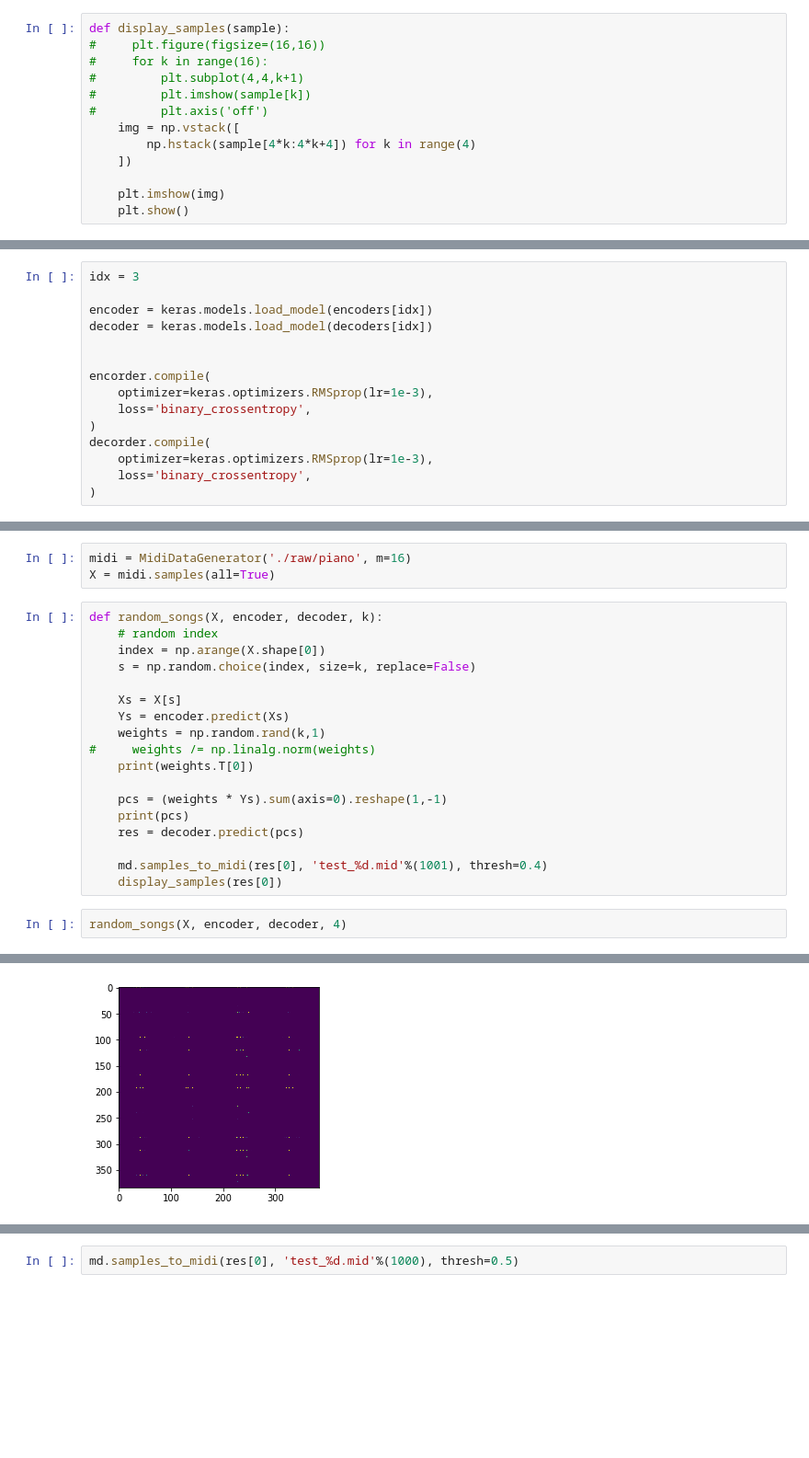
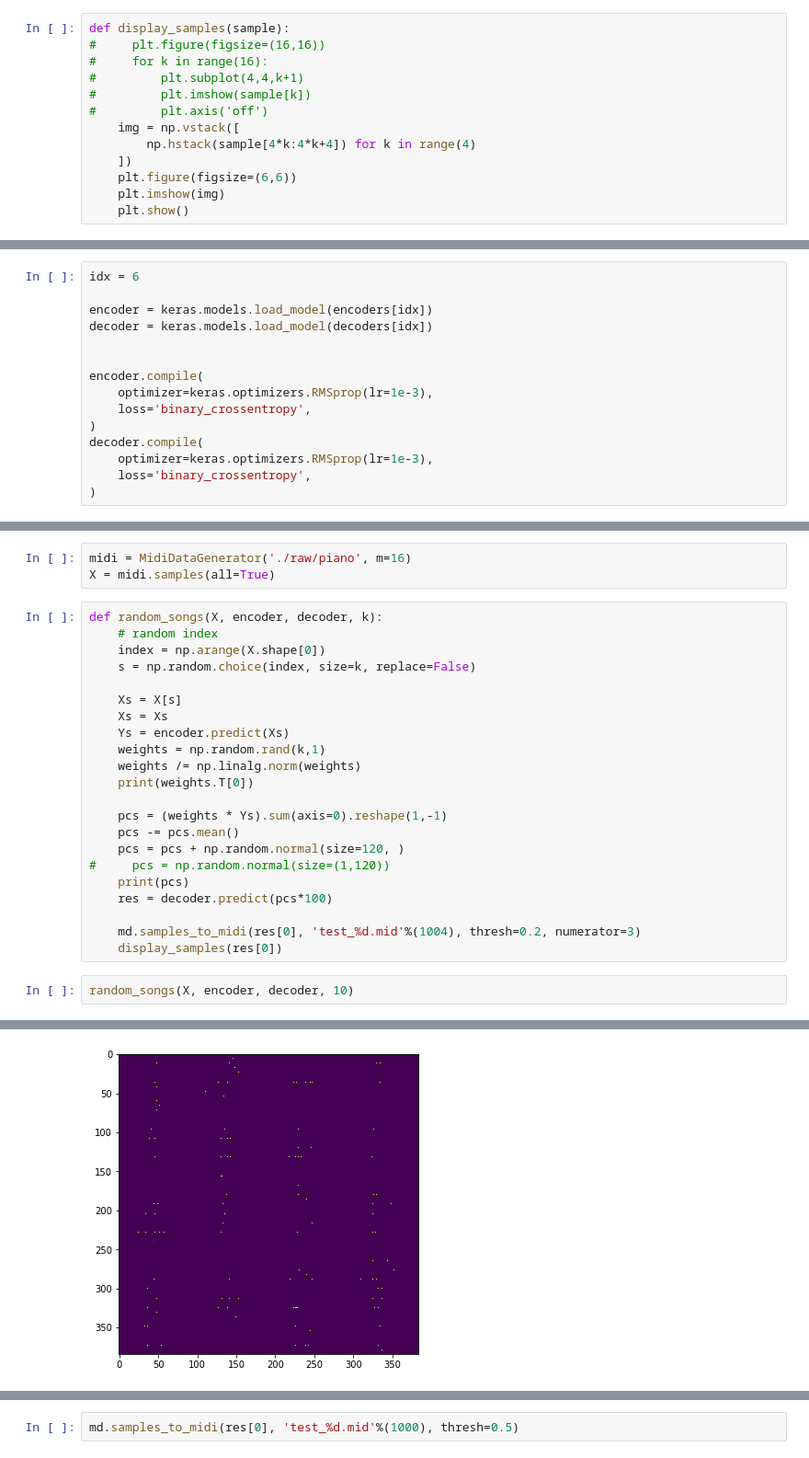
Before and after one commit to yessenbayev/MusicComposer, a Jupyter notebook: test.ipynb, the cells around one changed output, grey strips where cells are left out. Shown: that part at 92% size. Cells and saved outputs as stored; diff of their text form; blank space fills up the shorter version.

Commit message:
modified midi

```diff
--- a/test.ipynb
+++ b/test.ipynb
@@ -17,7 +17,7 @@ def display_samples(sample):
     img = np.vstack([
         np.hstack(sample[4*k:4*k+4]) for k in range(4)
     ])
-
+    plt.figure(figsize=(6,6))
     plt.imshow(img)
     plt.show()
 # %%
@@ -52,17 +52,17 @@ for enc, denc in zip(encoders, decoders):
 ./windows_20_encoder.h5 ./windows_20_decoder.h5
 ./windows_50_encoder.h5 ./windows_50_decoder.h5
 # %%
-idx = 3
+idx = 6
 
 encoder = keras.models.load_model(encoders[idx])
 decoder = keras.models.load_model(decoders[idx])
 
 
-encorder.compile(
+encoder.compile(
     optimizer=keras.optimizers.RMSprop(lr=1e-3),
     loss='binary_crossentropy',
 )
-decorder.compile(
+decoder.compile(
     optimizer=keras.optimizers.RMSprop(lr=1e-3),
     loss='binary_crossentropy',
 )
@@ -79,17 +79,21 @@ def random_songs(X, encoder, decoder, k):
     s = np.random.choice(index, size=k, replace=False)
 
     Xs = X[s]
+    Xs = Xs
     Ys = encoder.predict(Xs)
     weights = np.random.rand(k,1)
-#     weights /= np.linalg.norm(weights)
+    weights /= np.linalg.norm(weights)
     print(weights.T[0])
 
     pcs = (weights * Ys).sum(axis=0).reshape(1,-1)
+    pcs -= pcs.mean()
+    pcs = pcs + np.random.normal(size=120, )
+#     pcs = np.random.normal(size=(1,120))
     print(pcs)
-    res = decoder.predict(pcs)
+    res = decoder.predict(pcs*100)
 
-    md.samples_to_midi(res[0], 'test_%d.mid'%(1001), thresh=0.4)
+    md.samples_to_midi(res[0], 'test_%d.mid'%(1004), thresh=0.2, numerator=3)
     display_samples(res[0])
 # %%
-random_songs(X, encoder, decoder, 4)
+random_songs(X, encoder, decoder, 10)
 # %% [output]
@@ -113,4 +117,4 @@ random_songs(X, encoder, decoder, 4)
-[figure, old version]
+[figure, new version]
 # %%
 # pcs = np.random.normal(loc=0, scale=5.0, size=(1,120))
 # pcs = encoder.predict(X[6:7])
```
Also changed, not shown: parts of 2 cells of this notebook.
